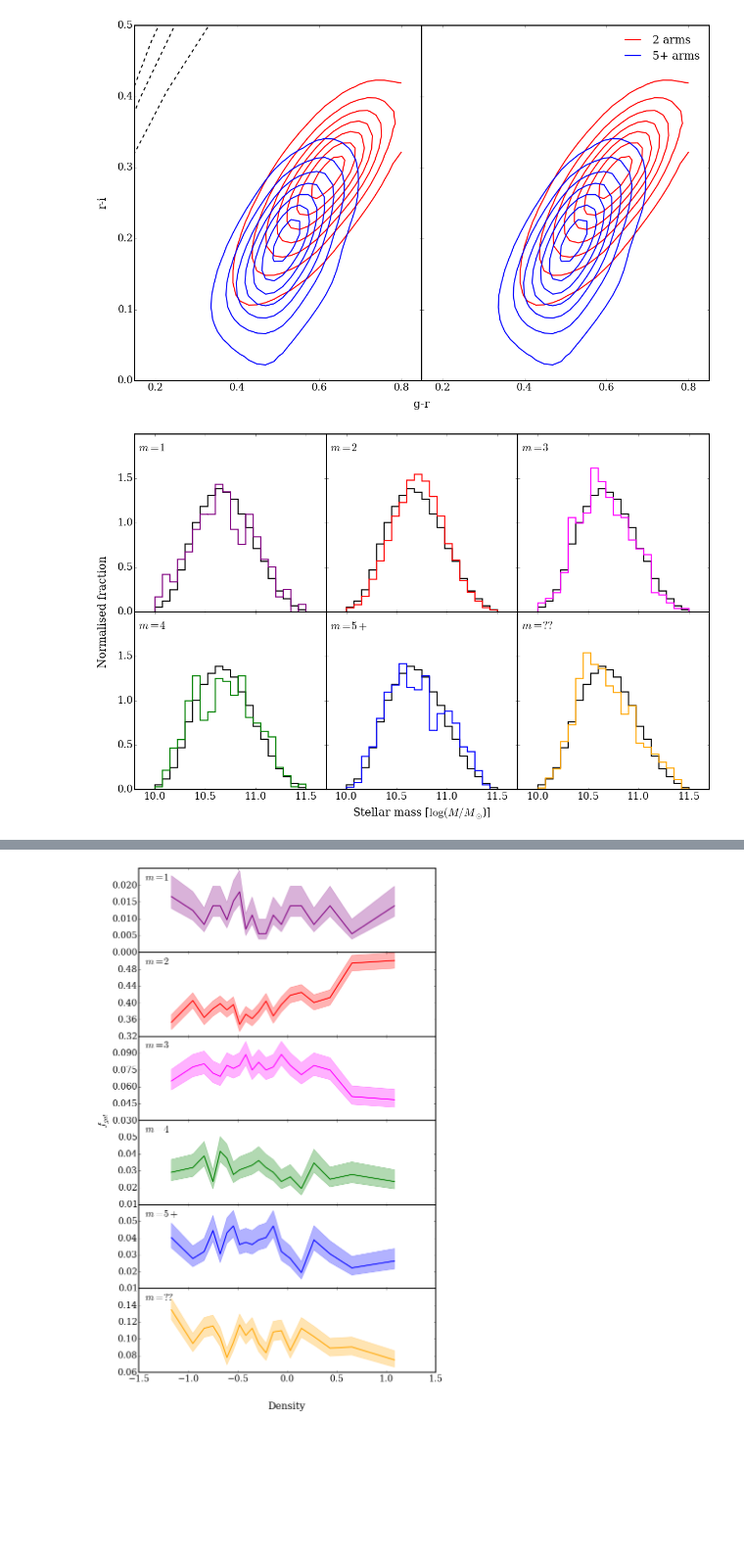
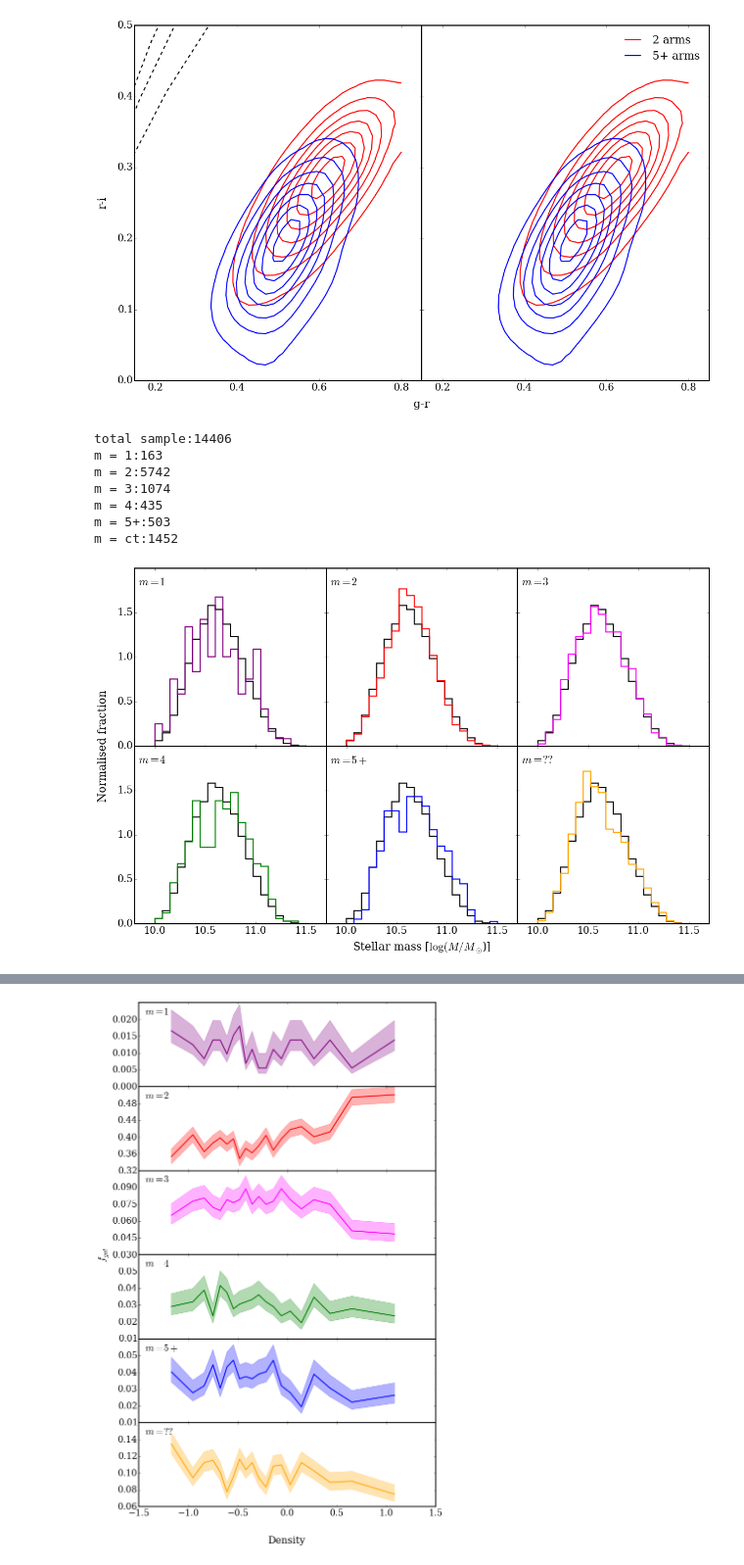
Before and after one commit to bamford/Debiasing-testing, a Jupyter notebook: Plotting_code_notebooks/all_plots.ipynb, the cells around one changed output, grey strips where cells are left out. Shown at 98% size. Cells and saved outputs as stored; diff of their text form; code cells hidden in the pictures; blank space fills up the shorter version.

```diff
--- a/Plotting_code_notebooks/all_plots.ipynb
+++ b/Plotting_code_notebooks/all_plots.ipynb
@@ -79,20 +79,27 @@ ax.legend(frameon=False,fontsize=20)
 # %%
 # Stellar mass histogram
 
 plt.close("all")
 
 fig,ps=plotting.make_2x3_plot(xlims=[9.8,11.7],xticks=[10,10.5,11,11.5],ylims=[0,2],yticks=[0,0.5,1,1.5],
     x_label="Stellar mass [$\log (M/M_{\odot}$)]",y_label="Normalised fraction",title_position=[0.02,0.95],
     f_size=font_size_2x3,fig_size=figure_size_2x3)
 
-plotting.histogram(cx=["mstar_total_avg"],Nb=20,
+plotting.histogram(cx=["LOGMSTAR_BALDRY06"],Nb=20,
     bin_extent=[10,11.5],ps=ps,full_hist=True,mass_limit=False,mass_range=[0,100])
 
 #plt.savefig("figs/mass.pdf")
 
 plt.show()
 # %% [output]
+total sample:14406
+m = 1:163
+m = 2:5742
+m = 3:1074
+m = 4:435
+m = 5+:503
+m = ct:1452
-[figure, old version]
+[figure, new version]
 # %%
 # Colour magnitude diagram 1
 
```
Also changed, not shown: parts of 10 cells of this notebook, 5 other files.
